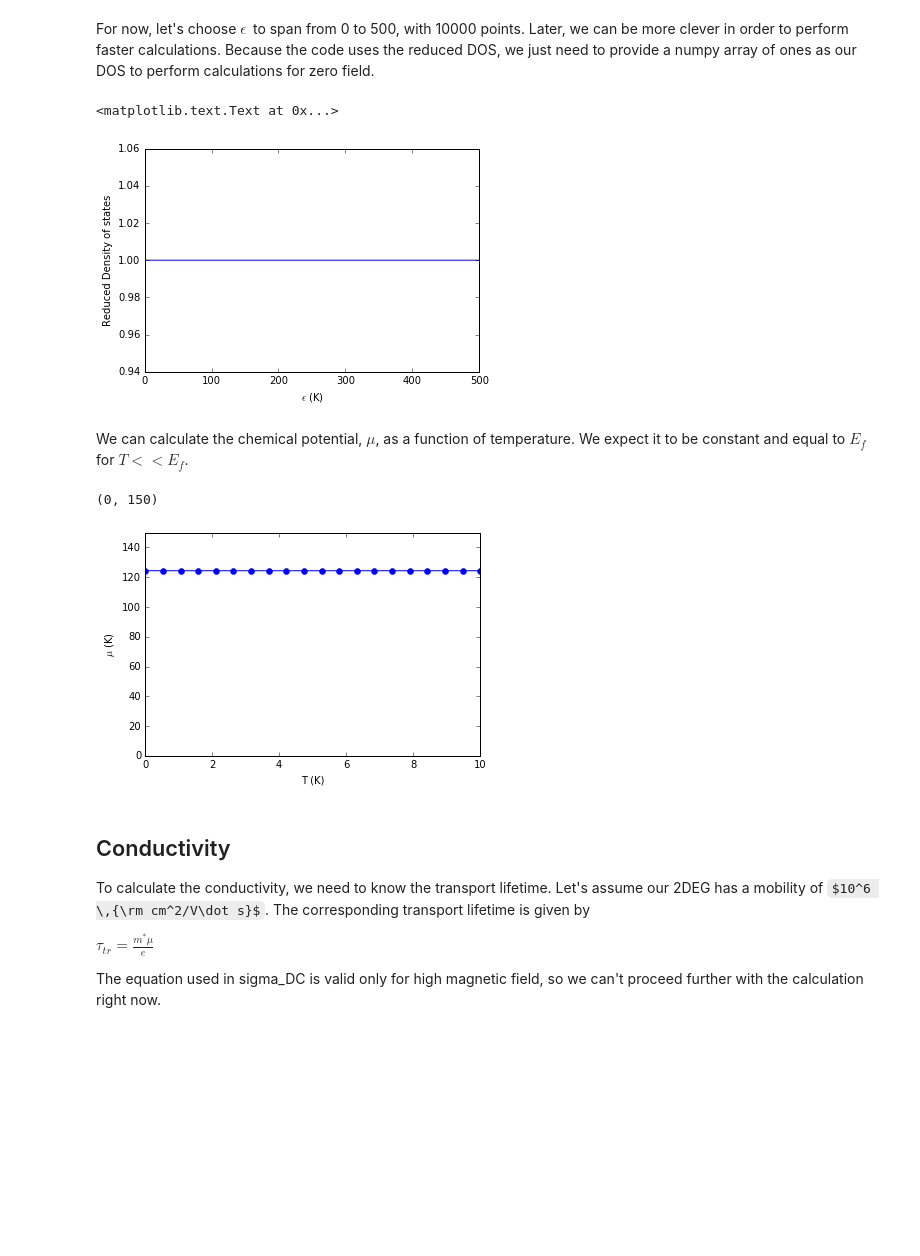
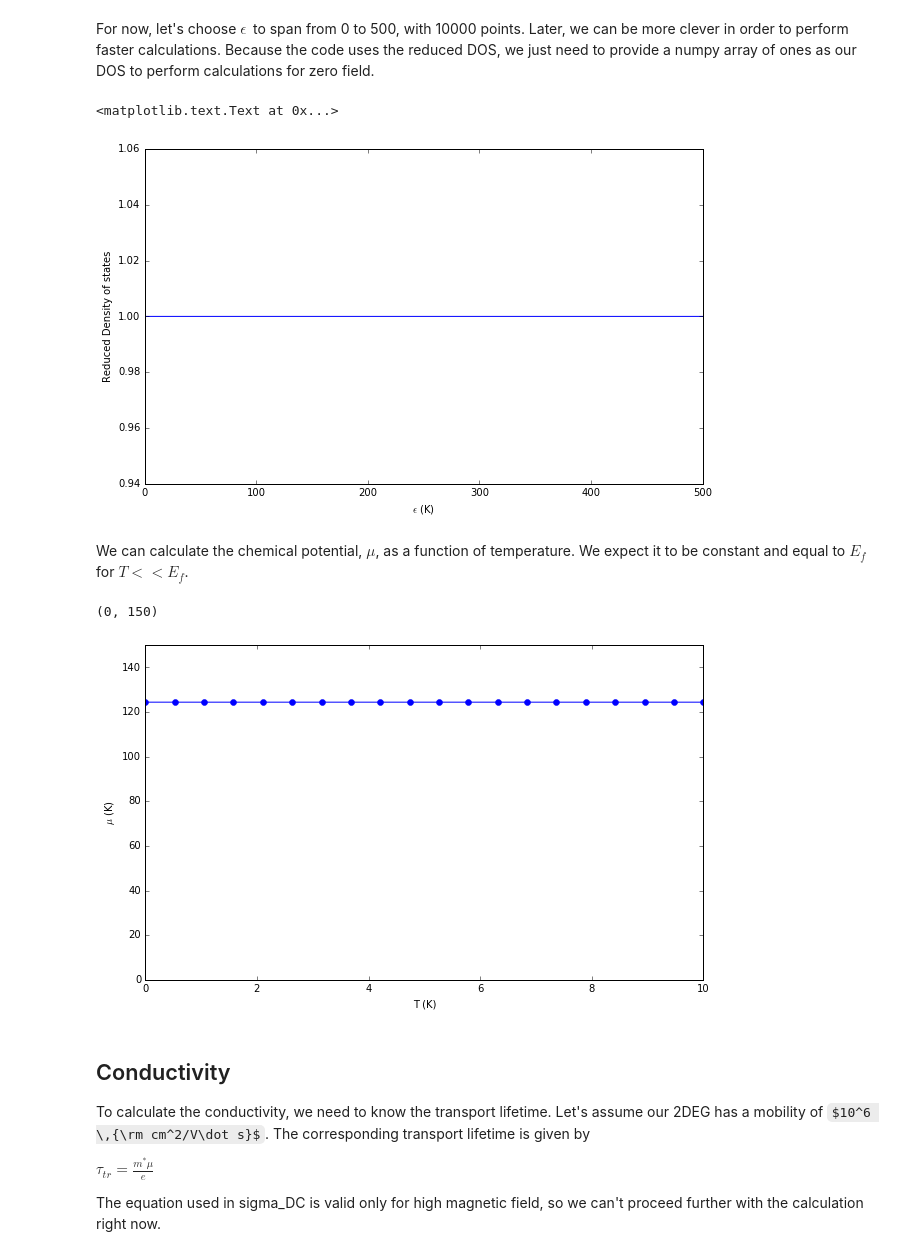
Before and after one commit to ben741/non-interacting-2DEG, a Jupyter notebook: demo.ipynb, the cells around one changed output. Cells and saved outputs as stored; diff of their text form; code cells hidden in the pictures; some formulas as TeX source; blank space fills up the shorter version.

```diff
--- a/demo.ipynb
+++ b/demo.ipynb
@@ -10,6 +10,7 @@ from __future__ import division
 from calculate_from_DOS import *
 import numpy as np
 import matplotlib.pyplot as plt
+plt.rcParams['figure.figsize'] = (10, 6)
 # %% [markdown]
 ## Preamble and basic values
 
@@ -45,19 +46,19 @@ plt.xlabel (r'$\epsilon$ (K)')
 plt.ylabel (r'Reduced Density of states')
 # %% [output]
 <matplotlib.text.Text at 0x...>
-[figure, old version]
+[figure, new version]
 # %% [markdown]
 We can calculate the chemical potential, $\mu$, as a function of temperature. We expect it to be constant and equal to $E_f$ for $T << E_f$.
 # %%
 T_arr = np.linspace (0.001, 10, 20)
-mu_arr = np.array([get_mu_at_T(eps, dens, T, n_e=n_e) for T in T_arr])
+mu_arr = np.array([get_mu_at_T([eps, dens], T, n_e=n_e) for T in T_arr])
 plt.plot(T_arr, mu_arr, 'o-b', mec = 'b')
 plt.xlabel ('T (K)')
 plt.ylabel ('$\mu$ (K)')
 plt.ylim (0, 150)
 # %% [output]
 (0, 150)
-[figure, old version]
+[figure, new version]
 # %% [markdown]
 ## Conductivity
 
```
Also changed, not shown: parts of 13 cells of this notebook, 1 other file.
